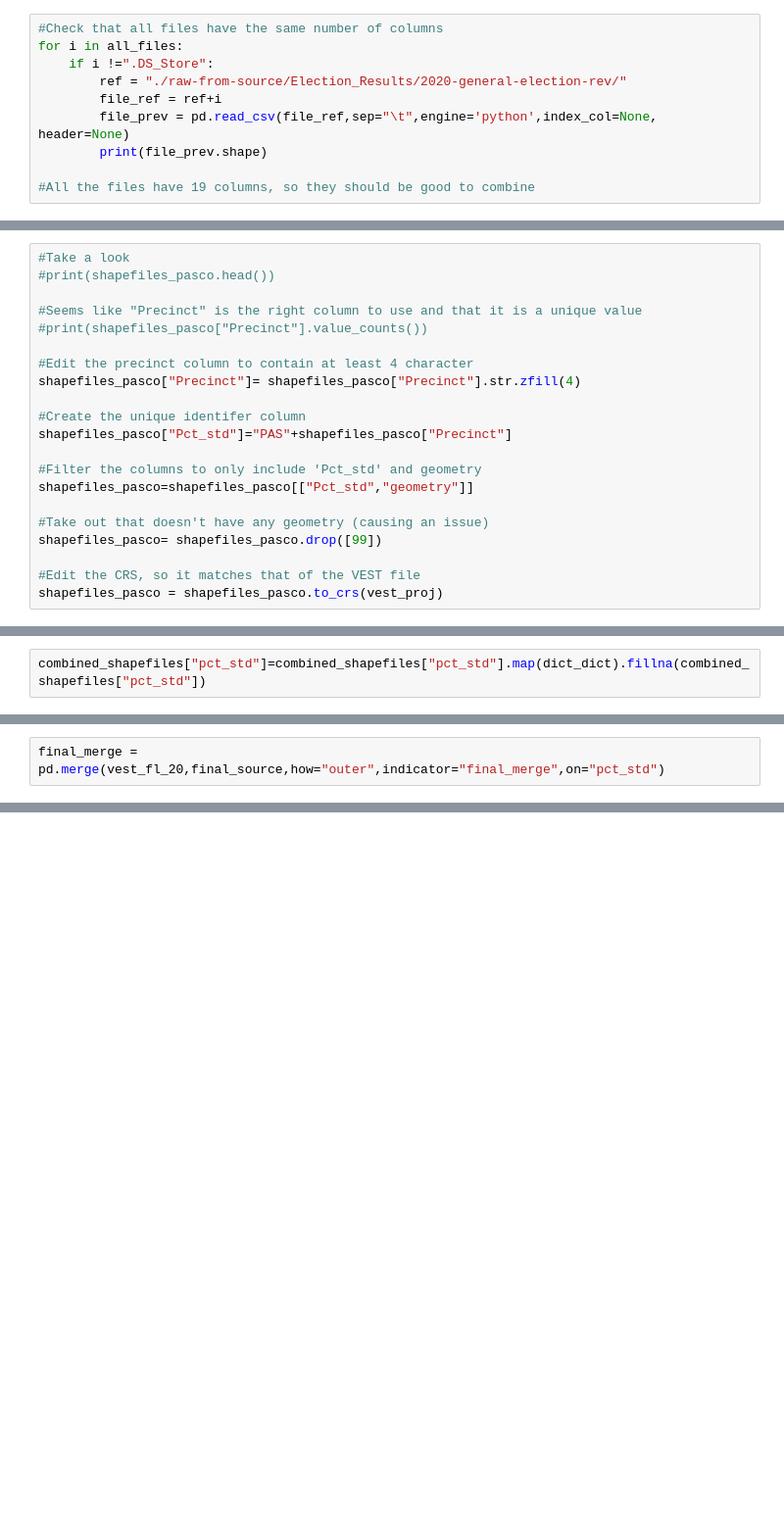
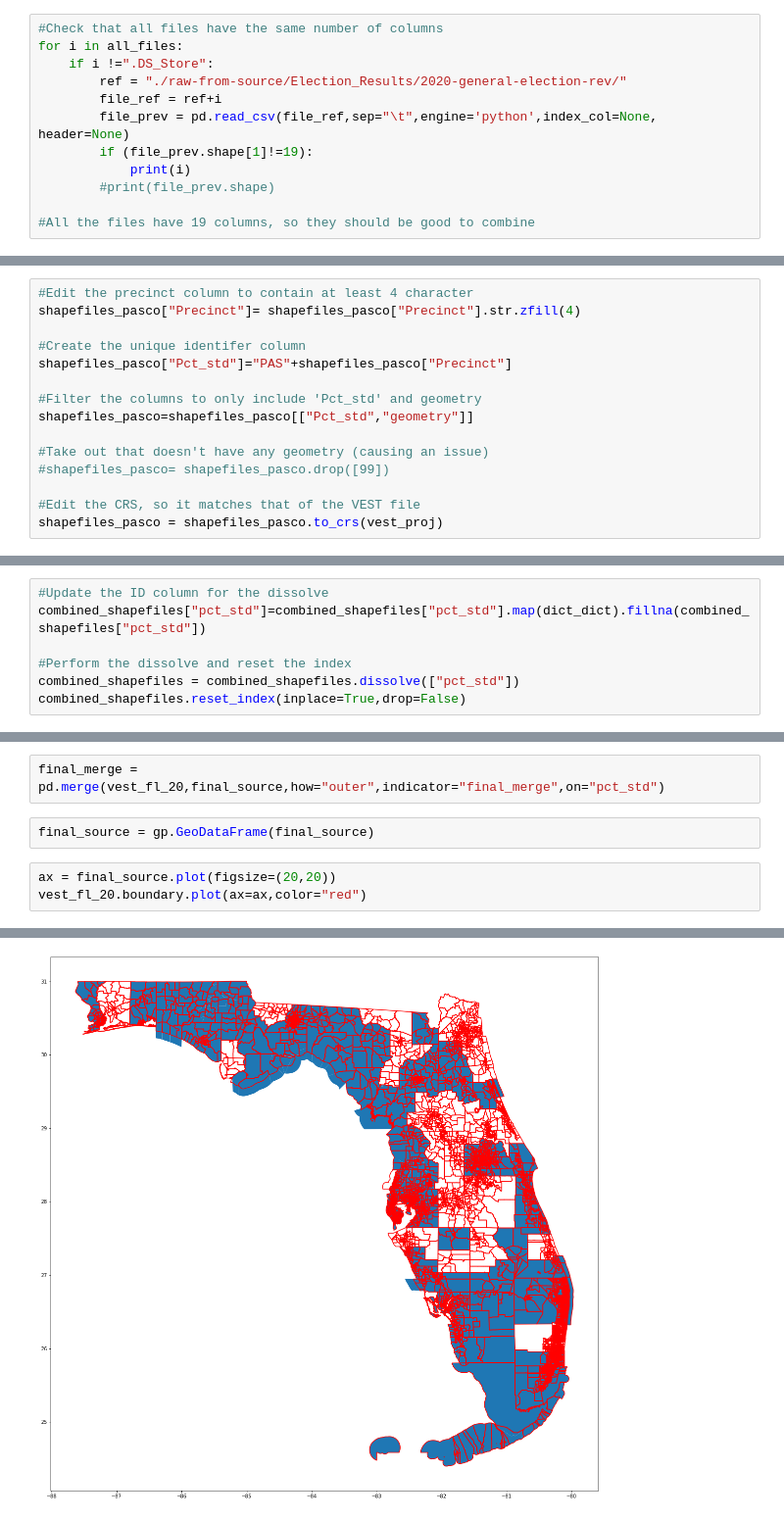
Before and after one commit to nonpartisan-redistricting-datahub/pdv-fl, a Jupyter notebook: vest-fl-2020/vest-fl-20-replication.ipynb, the cells around one changed output, grey strips where cells are left out. Shown at 98% size. Cells and saved outputs as stored; diff of their text form; blank space fills up the shorter version.

```diff
--- a/vest-fl-2020/vest-fl-20-replication.ipynb
+++ b/vest-fl-2020/vest-fl-20-replication.ipynb
@@ -58,6 +58,8 @@ for i in all_files:
         ref = "./raw-from-source/Election_Results/2020-general-election-rev/"
         file_ref = ref+i
         file_prev = pd.read_csv(file_ref,sep="\t",engine='python',index_col=None, header=None)
-        print(file_prev.shape)
+        if (file_prev.shape[1]!=19):
+            print(i)
+        #print(file_prev.shape)
 
 #All the files have 19 columns, so they should be good to combine
@@ -1149,12 +925,6 @@ shapefiles_palm = shapefiles_palm.to_crs(vest_proj)
 # %% [markdown]
 #### Pasco County
 # %%
-#Take a look
-#print(shapefiles_pasco.head())
-
-#Seems like "Precinct" is the right column to use and that it is a unique value
-#print(shapefiles_pasco["Precinct"].value_counts())
-
 #Edit the precinct column to contain at least 4 character
 shapefiles_pasco["Precinct"]= shapefiles_pasco["Precinct"].str.zfill(4)
 
@@ -1165,7 +935,7 @@ shapefiles_pasco["Pct_std"]="PAS"+shapefiles_pasco["Precinct"]
 shapefiles_pasco=shapefiles_pasco[["Pct_std","geometry"]]
 
 #Take out that doesn't have any geometry (causing an issue)
-shapefiles_pasco= shapefiles_pasco.drop([99])
+#shapefiles_pasco= shapefiles_pasco.drop([99])
 
 #Edit the CRS, so it matches that of the VEST file
 shapefiles_pasco = shapefiles_pasco.to_crs(vest_proj)
@@ -1553,2 +1171,7 @@ dict_dict
 # %%
+#Update the ID column for the dissolve
 combined_shapefiles["pct_std"]=combined_shapefiles["pct_std"].map(dict_dict).fillna(combined_shapefiles["pct_std"])
+
+#Perform the dissolve and reset the index
+combined_shapefiles = combined_shapefiles.dissolve(["pct_std"])
+combined_shapefiles.reset_index(inplace=True,drop=False)
@@ -1605,3 +1199,9 @@ dos_shapefiles[dos_shapefiles["Pct_std"].str[0:3]=="BAY"]
 ## Final Join to VEST
 # %%
 final_merge = pd.merge(vest_fl_20,final_source,how="outer",indicator="final_merge",on="pct_std")
+# %%
+final_source = gp.GeoDataFrame(final_source)
+# %%
+ax = final_source.plot(figsize=(20,20))
+vest_fl_20.boundary.plot(ax=ax,color="red")
+# %% [output]
@@ -1608,2 +1209,3 @@ final_merge = pd.merge(vest_fl_20,final_source,how="outer",indicator="final_merg
+[figure, added]
 # %%
 final_merge["final_merge"].value_counts()
```
Also changed, not shown: parts of 95 cells of this notebook.
